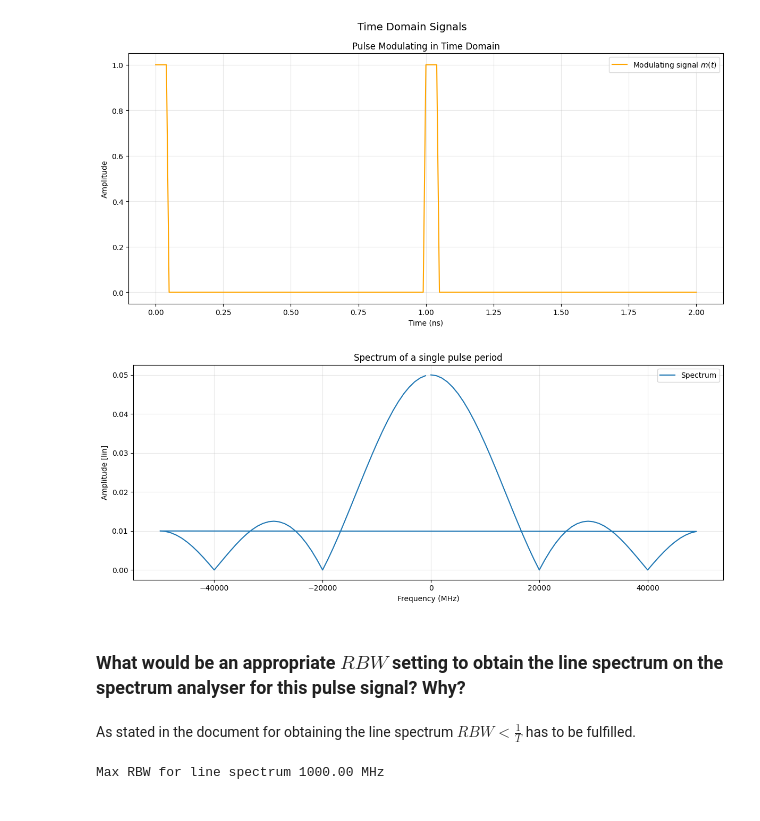
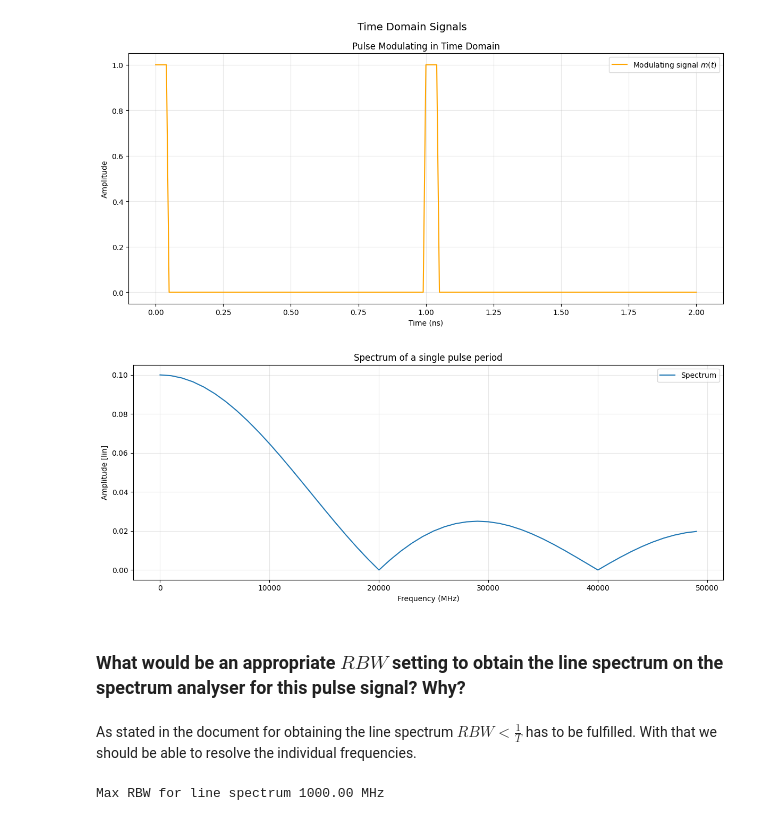
Before and after one commit to NortheLo/Microwave_Eng_Lab, a Jupyter notebook: Lab2_Spectrum_Analysis/Lab2_Preliminary.ipynb, the cells around one changed output. Cells and saved outputs as stored; diff of their text form; code cells hidden in the pictures.

```diff
--- a/Lab2_Spectrum_Analysis/Lab2_Preliminary.ipynb
+++ b/Lab2_Spectrum_Analysis/Lab2_Preliminary.ipynb
@@ -638,15 +642,15 @@ plot_time_domain(t, signals_d, time_unit="ns", time_scale=1e9)
 # %%
 N = len(t[:100])
 S = fft(signal[:100])
 f = fftfreq(N, 1/f_s)
 
-plot_spectrum(f, 1 / N * np.abs(S), title=f"Spectrum of a single pulse period")
+plot_spectrum(f[:50], 2 / N * np.abs(S[:50]), title=f"Spectrum of a single pulse period")
 # %% [output]
-[figure, old version]
+[figure, new version]
 # %% [markdown]
 ### What would be an appropriate $RBW$ setting to obtain the line spectrum on the spectrum analyser for this pulse signal? Why?
 # %% [markdown]
-As stated in the document for obtaining the line spectrum $RBW < \frac{1}{T}$ has to be fulfilled.
+As stated in the document for obtaining the line spectrum $RBW < \frac{1}{T}$ has to be fulfilled. With that we should be able to resolve the individual frequencies.
 # %%
 max_RBW = 1 / t_s
 print(f"Max RBW for line spectrum {(max_RBW/1e6):.2f} MHz")
```
Also changed, not shown: parts of 3 cells of this notebook.
